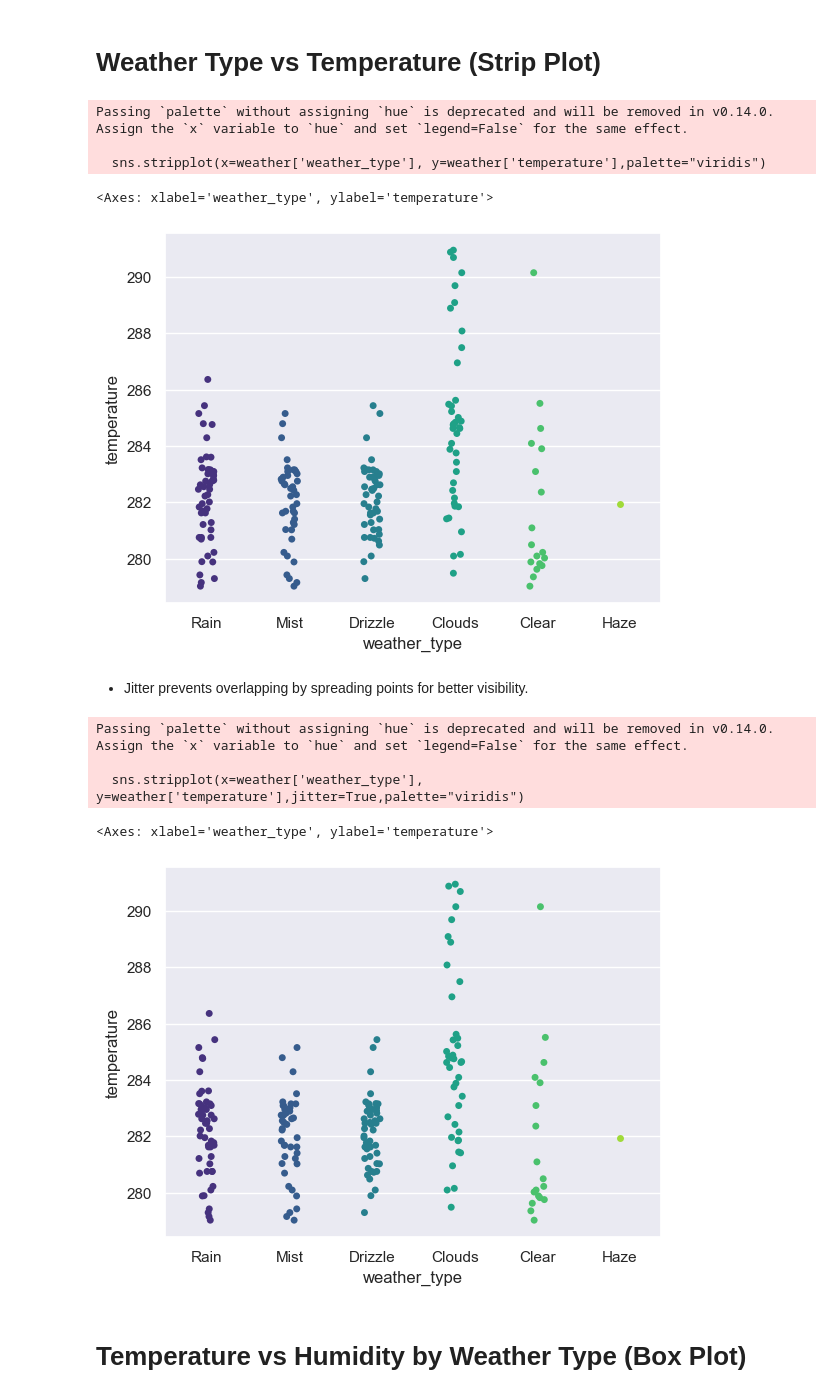
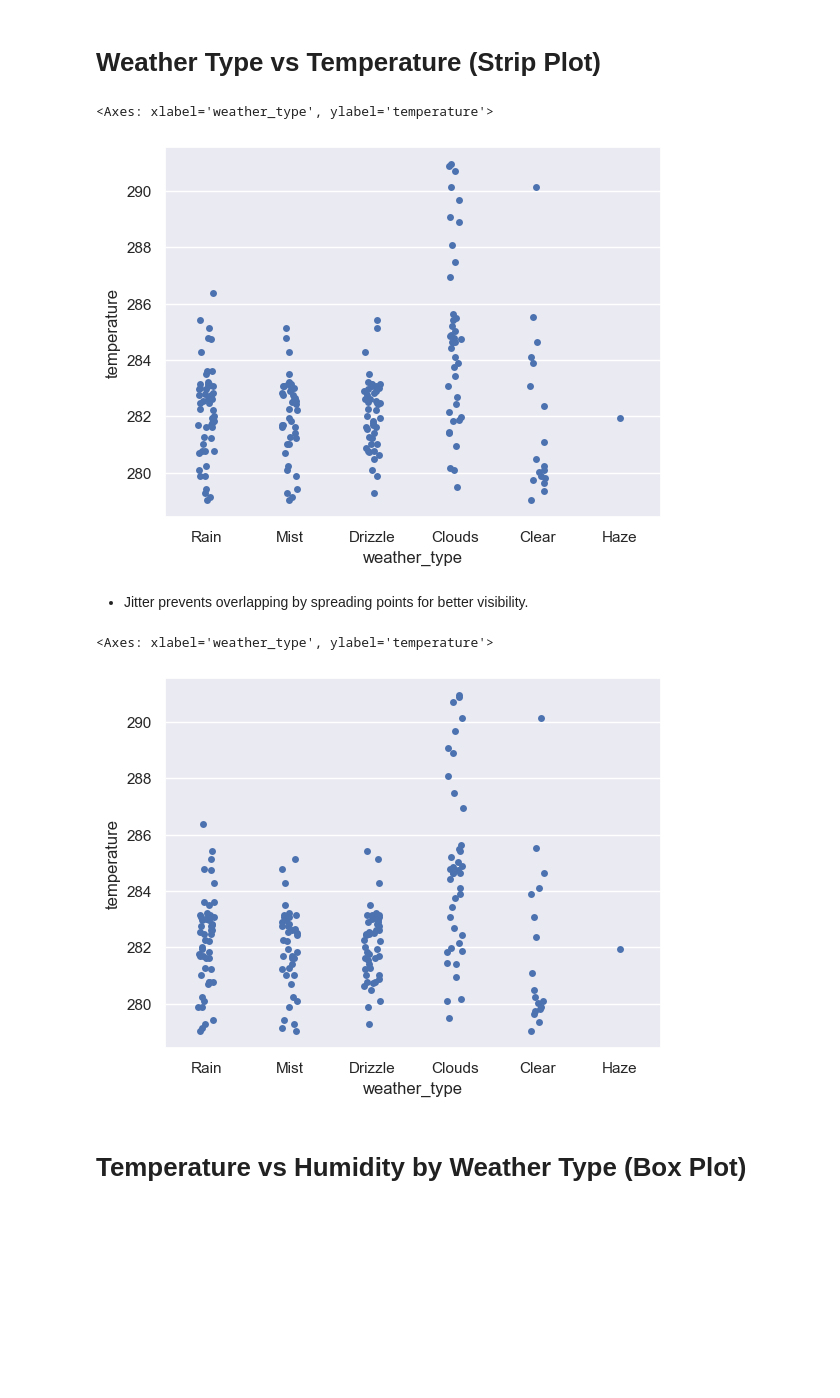
Before and after one commit to MIYUMINIMSARA/Weather-Data-Visualization, a Jupyter notebook: weather.ipynb, the cells around one changed output. Saved outputs shown, nothing was run; the diff lists cells and outputs as text; code cells hidden in the pictures; blank space fills up the shorter version.

```diff
--- a/weather.ipynb
+++ b/weather.ipynb
@@ -97,23 +94,17 @@ sns.pairplot(weather[['humidity', 'temperature', 'air_pollution_index']])
 # %% [markdown]
 # Weather Type vs Temperature (Strip Plot)
 # %%
-sns.stripplot(x=weather['weather_type'], y=weather['temperature'],palette="viridis")
+sns.stripplot(x=weather['weather_type'], y=weather['temperature'])
 # %% [output]
-Passing `palette` without assigning `hue` is deprecated and will be removed in v0.14.0. Assign the `x` variable to `hue` and set `legend=False` for the same effect.
-
-  sns.stripplot(x=weather['weather_type'], y=weather['temperature'],palette="viridis")
+<Axes: xlabel='weather_type', ylabel='temperature'>
-<Axes: xlabel='weather_type', ylabel='temperature'>
-[figure, old version]
+[figure, new version]
 # %% [markdown]
 * Jitter prevents overlapping by spreading points for better visibility.
 # %%
-sns.stripplot(x=weather['weather_type'], y=weather['temperature'],jitter=True,palette="viridis")
+sns.stripplot(x=weather['weather_type'], y=weather['temperature'],jitter=True)
 # %% [output]
-Passing `palette` without assigning `hue` is deprecated and will be removed in v0.14.0. Assign the `x` variable to `hue` and set `legend=False` for the same effect.
-
-  sns.stripplot(x=weather['weather_type'], y=weather['temperature'],jitter=True,palette="viridis")
+<Axes: xlabel='weather_type', ylabel='temperature'>
-<Axes: xlabel='weather_type', ylabel='temperature'>
-[figure, old version]
+[figure, new version]
 # %% [markdown]
 # Temperature vs Humidity by Weather Type (Box Plot)
 # %%
```
Also changed, not shown: parts of 5 cells of this notebook.
